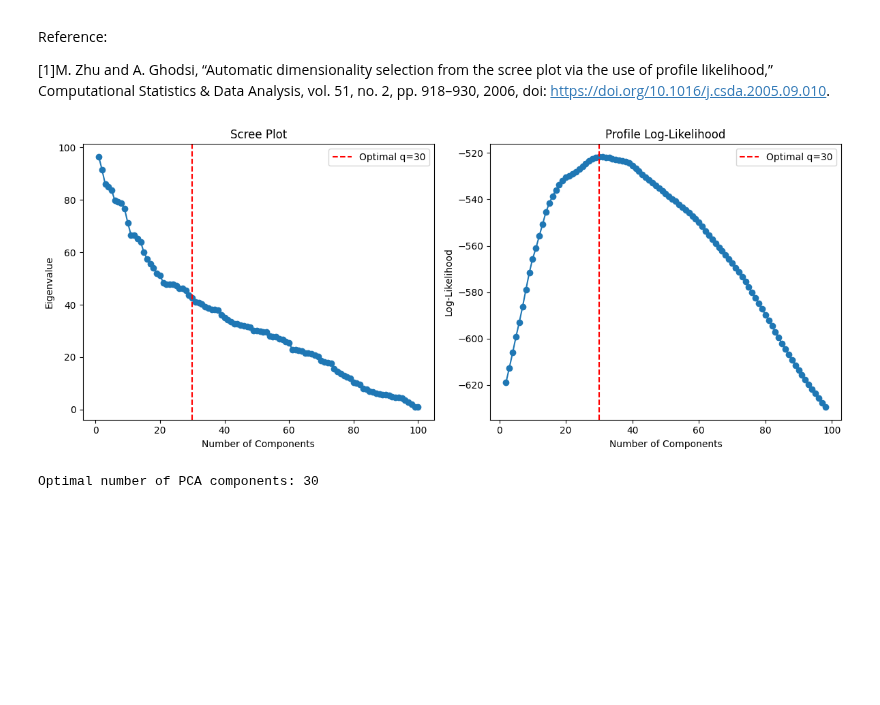
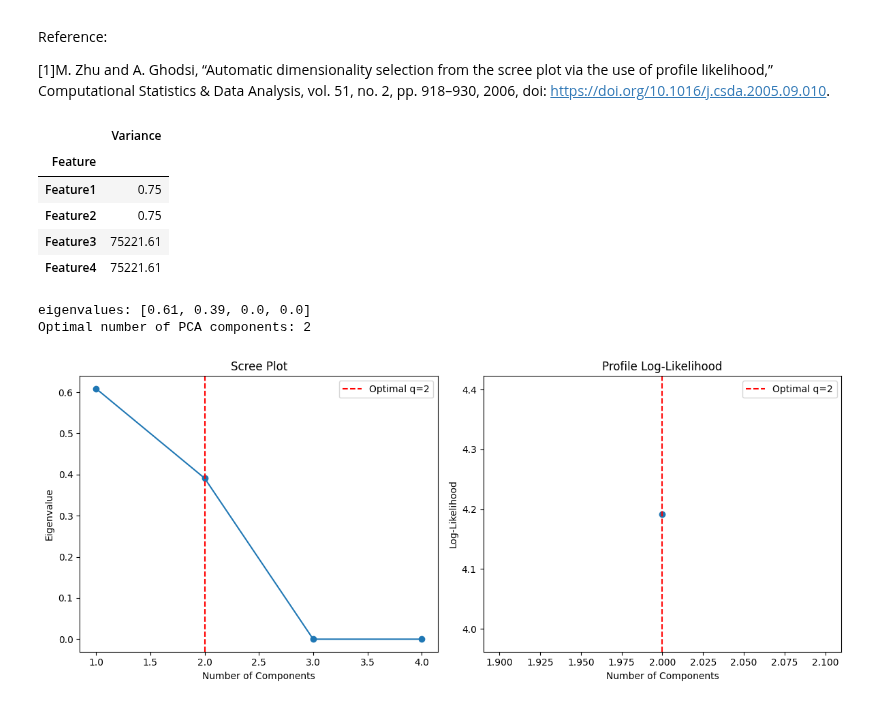
Before and after one commit to jasonrichdarmawan/learn-data-mining-techniques, a Jupyter notebook: 2006-CSDA-Automatic dimensionality selection from the scree plot via the use of profile likelihood.ipynb, the cells around one changed output. Drawn from its saved outputs; the diff is of its cells as text; code cells hidden in the pictures; blank space fills up the shorter version.

Commit message:
example: principal component analysis (PCA)

```diff
--- a/2006-CSDA-Automatic dimensionality selection from the scree plot via the use of profile likelihood.ipynb
+++ b/2006-CSDA-Automatic dimensionality selection from the scree plot via the use of profile likelihood.ipynb
@@ -41,6 +41,10 @@ Reference:
 [1]M. Zhu and A. Ghodsi, “Automatic dimensionality selection from the scree plot via the use of profile likelihood,” Computational Statistics & Data Analysis, vol. 51, no. 2, pp. 918–930, 2006, doi: https://doi.org/10.1016/j.csda.2005.09.010.
 # %%
 import numpy as np
+
+import pandas as pd
+from sklearn.preprocessing import StandardScaler
+from sklearn.decomposition import PCA
 
 import matplotlib.pyplot as plt
 
@@ -64,14 +68,14 @@ def find_hat_q(eigenvalues: np.ndarray):
       log_likelihoods[q - 1] = -np.inf
       continue
 
-    y_1 = eigenvalues[:q]
-    y_2 = eigenvalues[q:]
+    S_1 = eigenvalues[:q] # $\mathscr{S}$
+    S_2 = eigenvalues[q:]
 
     # MLE for the common scale parameter $\sigma^2$ is the usual pooled estimate,
     # $\sigma^2 = \frac{ (q - 1) s_1^2 + (p - q - 1) s_2^2 }{ p - 2 }$
     # where s_j^2 is the sample variance of $\mathcal{y}_j$
-    s_1_squared = np.var(y_1, ddof=1)
-    s_2_squared = np.var(y_2, ddof=1)
+    s_1_squared = np.var(S_1, ddof=1)
+    s_2_squared = np.var(S_2, ddof=1)
     sigma_squared = ( (q - 1) * s_1_squared + (p - q - 1) * s_2_squared ) / (p - 2)
 
     # For any given $q$, MLEs of $\theta_1$ and $\theta_2$
@@ -81,18 +85,11 @@ def find_hat_q(eigenvalues: np.ndarray):
     #
     # For simplicity, we choose $f$ to be the Gaussian distribution:
     # $f(d; \mu_j; \sigma^2) = \frac{1}{ \sqrt{2 \pi \sigma^2} } \exp \left\{ - \frac{ (d - \mu_j)^2 }{ 2 \sigma^2 } \right\} \quad \text{for} \, j = 1,2$
-    #
-    # Assumption:
-    # 1) The goal is to find MLE of q
-    # 2) The log term dominates the variation
-    # Therefore, we can ignore these terms and we can ignore the constants:
-    # mu_1 = np.mean(y_1)
-    # mu_2 = np.mean(y_2)
-    # log_likelihood = (- 1 / (2 * sigma_squared) * (np.sum((y_1 - mu_1) ** 2)
-    #                                                + np.sum((y_2 - mu_2) ** 2))
-    #                  - (p / 2) * np.log(2 * np.pi * sigma_squared))
-    # Note that the constant term $\frac{p}{2} \log(2 \pi \sigma^2)$ is ignored
-    log_likelihood = -p * np.log(sigma_squared)
+    mu_1 = np.mean(S_1)
+    mu_2 = np.mean(S_2)
+    log_likelihood = (- 1 / (2 * sigma_squared) * (np.sum((S_1 - mu_1) ** 2)
+                                                   + np.sum((S_2 - mu_2) ** 2))
+                     - (p / 2) * np.log(2 * np.pi * sigma_squared))
 
     log_likelihoods[q - 1] = log_likelihood
 
@@ -103,43 +100,78 @@ def find_hat_q(eigenvalues: np.ndarray):
   hat_q = np.argmax(log_likelihoods) + 1 # +1 to account for 0-based indexing
   return hat_q, log_likelihoods
 
-np.random.seed(0)
+# Expected optimal number of components are 2
+feature1 = np.array([1, 2, 3,   1, 2, 3,    1, 2, 3])
+feature2 = feature1 + 1
+feature3 = np.array([1, 4, 9,   16, 25, 36,  343, 512, 729])
+feature4 = feature3 + 1
+X = pd.DataFrame({'Feature1': feature1,
+                  'Feature2': feature2,
+                  'Feature3': feature3,
+                  'Feature4': feature4
+})
+display(pd.DataFrame(X.var().apply(lambda x: round(x, 2)), columns=['Variance']).rename_axis('Feature'))
+
+# Standardize the data to have a mean=0 and variance=1
+scaler = StandardScaler()
+X_scaled = scaler.fit_transform(X)
+
+# Perform CPA
+pca = PCA()
+pca.fit(X_scaled)
+eigenvalues = pca.explained_variance_ratio_
+print("eigenvalues: %s" % ([round(x, 2) for x in eigenvalues]))
+
+# Example eigenvalues based on the paper
+# np.random.seed(0)
 # eigenvalues = np.sort(np.concatenate([
 #     np.random.uniform(0, 45, 50),
 #     np.random.uniform(55, 100, 50)
 # ]))[::-1]
-eigenvalues = np.sort(np.concatenate([
-    np.random.uniform(0, 49, 80),
-    np.random.uniform(51, 100, 20)
-]))[::-1]
+
+# Example eigenvalues based on the paper
+# np.random.seed(0)
+# eigenvalues = np.sort(np.concatenate([
+#     np.random.uniform(0, 49, 80),
+#     np.random.uniform(51, 100, 20)
+# ]))[::-1]
+
+# Example eigenvalues
+# np.random.seed(0)
 # eigenvalues = [1.0, 0.9, 0.8, 0.4, 0.3, 0.2, 0.1]
 
 # Determine optimal number of components
 hat_q, log_likelihoods = find_hat_q(eigenvalues)
 
 # Plot Scree plot and Profile Log-Likelihood
 fig, axes = plt.subplots(1, 2, figsize=(12, 5))
 
 # Scree Plot
 axes[0].plot(range(1, len(eigenvalues) + 1), eigenvalues, marker='o', linestyle='-')
 axes[0].set_title("Scree Plot")
 axes[0].set_xlabel("Number of Components")
 axes[0].set_ylabel("Eigenvalue")
 axes[0].axvline(hat_q, color='r', linestyle='--', label=f'Optimal q={hat_q}')
 axes[0].legend()
 
 # Profile Log-Likelihood Plot
 axes[1].plot(range(1, len(log_likelihoods) + 1), log_likelihoods, marker='o', linestyle='-')
 axes[1].set_title("Profile Log-Likelihood")
 axes[1].set_xlabel("Number of Components")
 axes[1].set_ylabel("Log-Likelihood")
 axes[1].axvline(hat_q, color='r', linestyle='--', label=f'Optimal q={hat_q}')
 axes[1].legend()
 
 plt.tight_layout()
-plt.show()
 
 print(f"Optimal number of PCA components: {hat_q}")
 # %% [output]
+|  | Variance |
+| Feature |  |
+| Feature1 | 0.75 |
+| Feature2 | 0.75 |
+| Feature3 | 75221.61 |
+| Feature4 | 75221.61 |
+eigenvalues: [0.61, 0.39, 0.0, 0.0]
+Optimal number of PCA components: 2
-[figure, old version]
+[figure, new version]
-Optimal number of PCA components: 30
```
